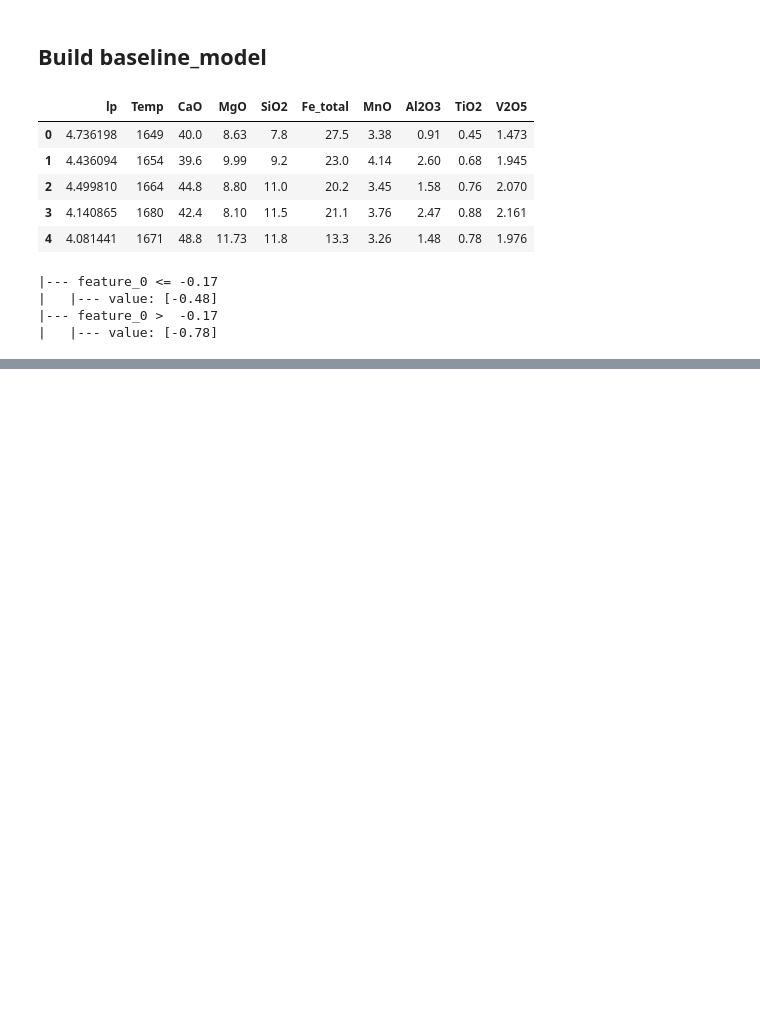
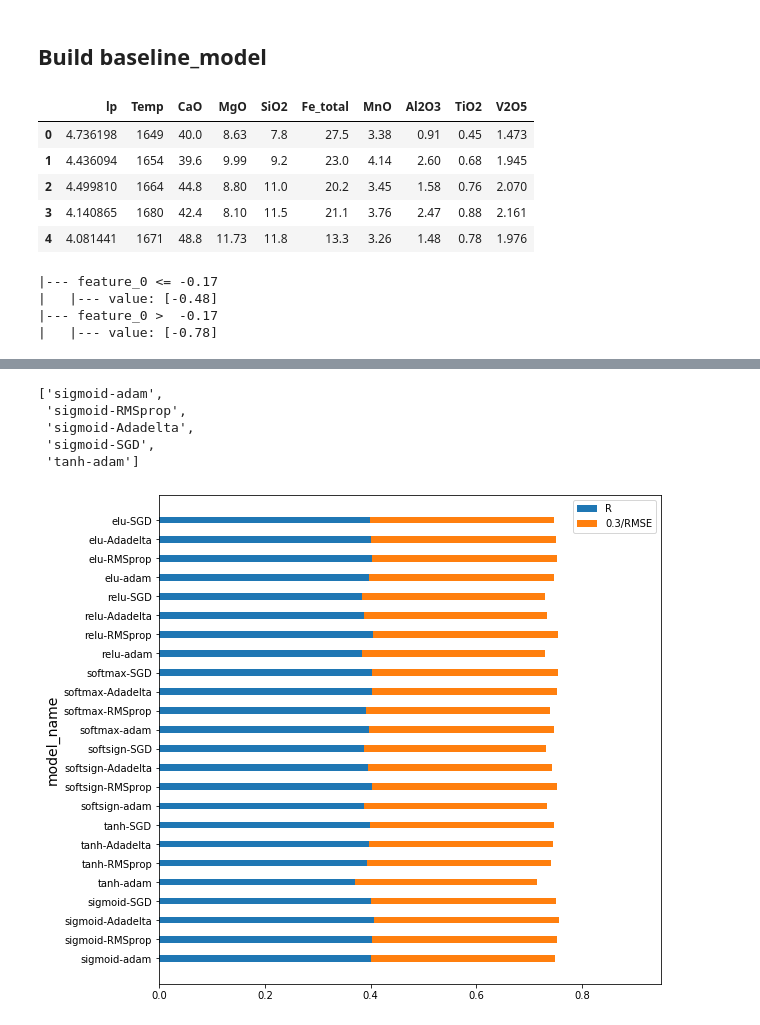
Before and after one commit to jinweiRao/MEng-Project, a Jupyter notebook: Test_regression.ipynb, the cells around one changed output, grey strips where cells are left out. Drawn from its saved outputs; the diff is of its cells as text; code cells hidden in the pictures; blank space fills up the shorter version.

```diff
--- a/Test_regression.ipynb
+++ b/Test_regression.ipynb
@@ -174,0 +209,39 @@ B1_result = modelsearch(modelList,B1)
+# %%
+def get_namelist():
+    namelist = []
+    for act in act_list:
+        for opt in opt_list:
+            namelist.append(act +'-'+ opt)
+    return namelist
+# %%
+namelist = get_namelist()
+namelist[:5]
+# %% [output]
+['sigmoid-adam',
+ 'sigmoid-RMSprop',
+ 'sigmoid-Adadelta',
+ 'sigmoid-SGD',
+ 'tanh-adam']
+# %%
+M1_final = get_result(M1_result)
+M2_final = get_result(M2_result)
+M3_final = get_result(M3_result)
+M4_final = get_result(M4_result)
+M5_final = get_result(M5_result)
+M6_final = get_result(M6_result)
+M7_final = get_result(M7_result)
+M8_final = get_result(M8_result)
+# %%
+def plot_result(data):
+    plt.figure(figsize = (9,9))
+    p1 = plt.barh(y = range(24), width = data[0], height = 0.35, label = 'R')
+    p2 = plt.barh(y = range(24), width = [0.3/i for i in data[1]], height = 0.35, label = '0.3/RMSE',left = data[0])
+    plt.xlim(0,0.95,0.1)
+    plt.yticks(range(24),(namelist))
+    plt.ylabel('model_name',fontsize = 14)
+    plt.legend()
+    plt.show()
+# %%
+plot_result(M1_final)
+# %% [output]
+[figure, added]
```
Also changed, not shown: parts of 31 cells of this notebook.
